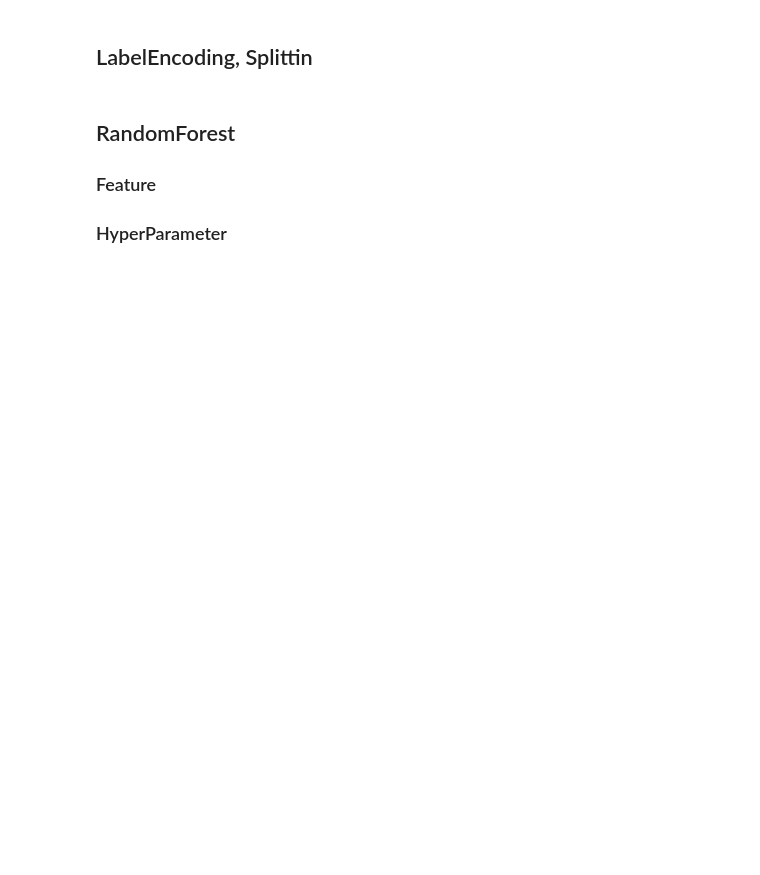
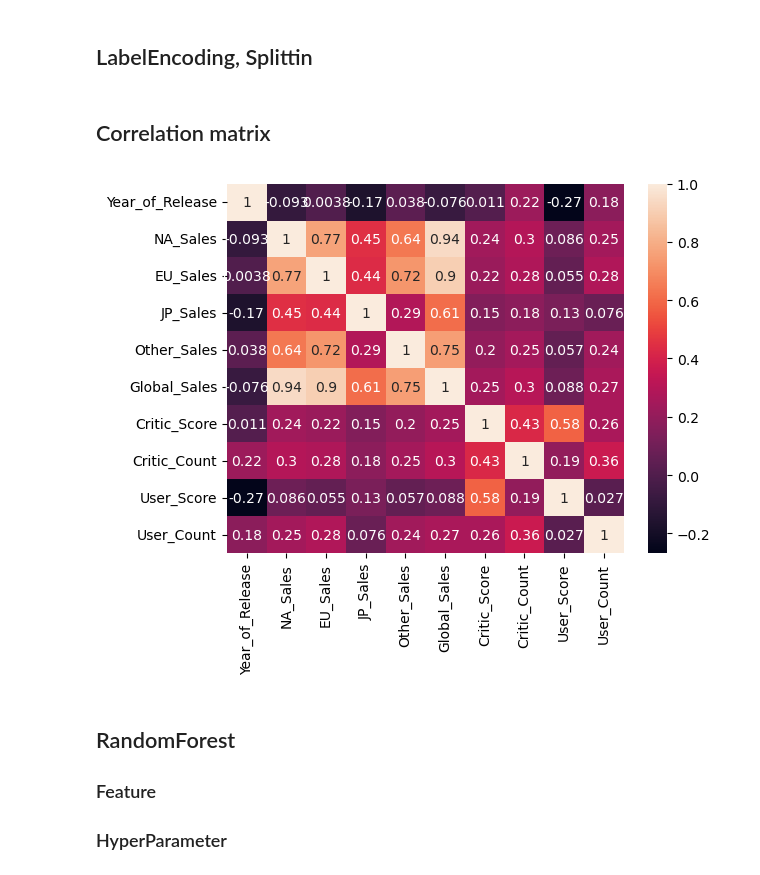
Before and after one commit to davidjoo2000/Video_Games_Sales_Classification, a Jupyter notebook: videogamessales_classificaton.ipynb, the cells around one changed output. Drawn from its saved outputs; the diff is of its cells as text; code cells hidden in the pictures; blank space fills up the shorter version.

Commit message:
redid data preprocessing and vizualization

```diff
--- a/videogamessales_classificaton.ipynb
+++ b/videogamessales_classificaton.ipynb
@@ -77,0 +93,2 @@ Name: Global_Sales, Length: 6825, dtype: float64
+# %%
+data.dropna(subset=['Genre'], inplace=True)
@@ -77,0 +117,11 @@ Name: Global_Sales, Length: 6825, dtype: float64
+# %%
+
+data['Year_of_Release'] = data['Year_of_Release'].astype(int)
+data['User_Count'] = data['User_Count'].astype(int)
+data['Critic_Count'] = data['Critic_Count'].astype(int)
+data['Critic_Score'] = data['Critic_Score'].astype(int)
+
+data['User_Score'] = (data['User_Score'] * 10).astype(int)
+
+columns_to_convert = ['NA_Sales', 'EU_Sales', 'JP_Sales', 'Other_Sales', 'Global_Sales']
+data[columns_to_convert] = (data[columns_to_convert] * 100).astype(int)
@@ -78,2 +155,5 @@ Name: Global_Sales, Length: 6825, dtype: float64
+# %%
+##Name nem kell mert egyéni érték
+data = data.drop(['Name'],axis=1)
 # %% [markdown]
 ## LabelEncoding, Splittin
@@ -119,3 +160,22 @@ X_test = scaler.transform(X_test)
+# %%
+label_encoders = {}
+
+for column in categorical_columns:
+    label_encoder = LabelEncoder()
+
+    encoded_values = label_encoder.fit_transform(data[column].astype(str))
+    label_encoders[column] = label_encoder
+    data[column] = encoded_values
+with open('label_encoders.pkl', 'wb') as file:
+    pickle.dump(label_encoders, file)
+# %% [markdown]
+## Correlation matrix
+# %%
+corr_matrix = data.corr()             # Calculate the correlation matrix
+sns.heatmap(corr_matrix, annot=True)  # Plot the correlation matrix as a heatmap
+plt.show()                            # Show the plot
+# %% [output]
+[figure, added]
 # %% [markdown]
 ## RandomForest
 ### Feature
```
Also changed, not shown: parts of 21 cells of this notebook.
